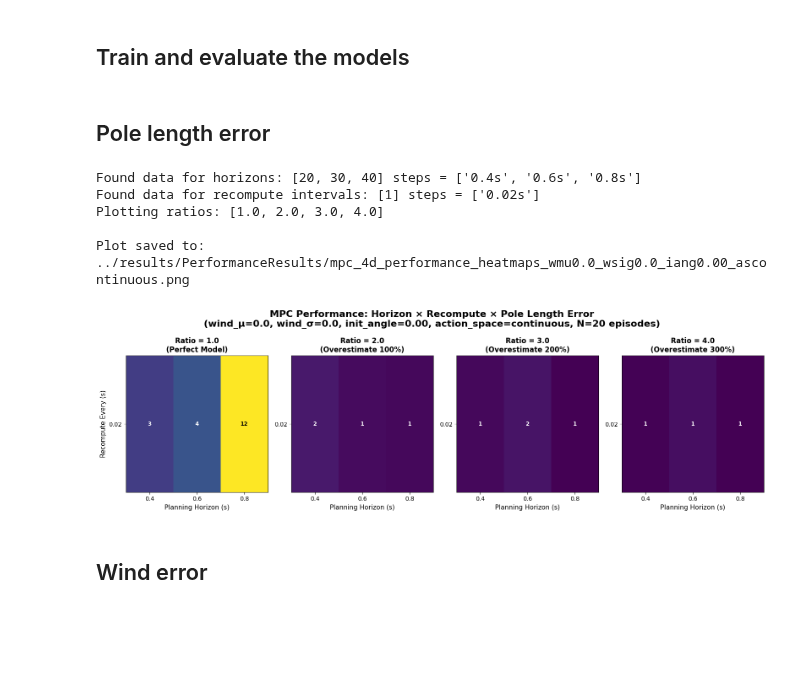
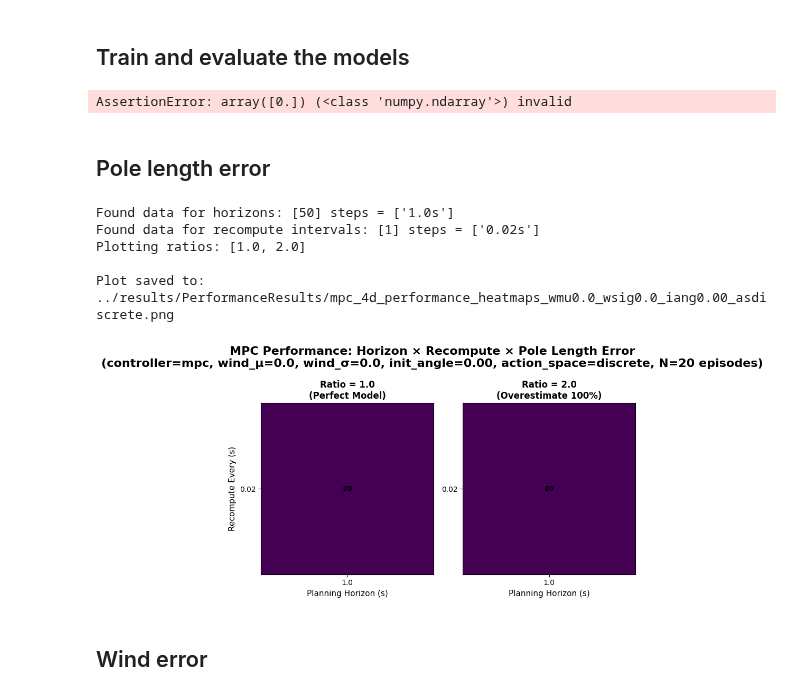
Before and after one commit to jtbuch/mpc_dojo, a Jupyter notebook: cartpole_optimization/notebooks/Cartpole_Control.ipynb, the cells around one changed output. Cells and saved outputs as stored; diff of their text form; code cells hidden in the pictures; blank space fills up the shorter version.

```diff
--- a/cartpole_optimization/notebooks/Cartpole_Control.ipynb
+++ b/cartpole_optimization/notebooks/Cartpole_Control.ipynb
@@ -35,9 +58,11 @@ results_records = []
 #------------------------------------------------------------------------------------------------------------------------------------------------
 start_time = time.time()
 mpc_results = evaluate_mpc_controllers(
-        horizons=[50, 60, 70],
+        controller='predictive',
+        horizons=[50],
         recompute_intervals=[1],
-        length_ratios=[1,2,3,4],
+        dt = 0.02,
+        length_ratios=[1,2],
         wind_mus=[0.0],
         wind_sigmas=[0.0],
         results_folder="../results/PerformanceResults/",
@@ -45,24 +70,27 @@ mpc_results = evaluate_mpc_controllers(
         num_episodes=1,
         linear=False,
         init_angles=[0.0],
-        action_space='continuous'
+        action_space='discrete'
     )
+# %% [output]
+AssertionError: array([0.]) (<class 'numpy.ndarray'>) invalid
 # %% [markdown]
 ## Pole length error
 # %%
 plot_pole_angle_heatmaps(results_folder="../results/PerformanceResults/",
+                                controller='mpc',
                                 length_ratios=[1.0, 2.0, 3.0, 4.0],
                                 wind_mu=0.0,
                                 wind_sigma=0.0,
                                 init_angle=0.0,
-                                action_space='continuous')
+                                action_space='discrete')
 # %% [output]
-Found data for horizons: [20, 30, 40] steps = ['0.4s', '0.6s', '0.8s']
+Found data for horizons: [50] steps = ['1.0s']
 Found data for recompute intervals: [1] steps = ['0.02s']
-Plotting ratios: [1.0, 2.0, 3.0, 4.0]
+Plotting ratios: [1.0, 2.0]
 
-Plot saved to: ../results/PerformanceResults/mpc_4d_performance_heatmaps_wmu0.0_wsig0.0_iang0.00_ascontinuous.png
+Plot saved to: ../results/PerformanceResults/mpc_4d_performance_heatmaps_wmu0.0_wsig0.0_iang0.00_asdiscrete.png
-[figure, old version]
+[figure, new version]
 # %% [markdown]
 ## Wind error
 # %%
```
Also changed, not shown: parts of 1 cell of this notebook, 2 other files.
